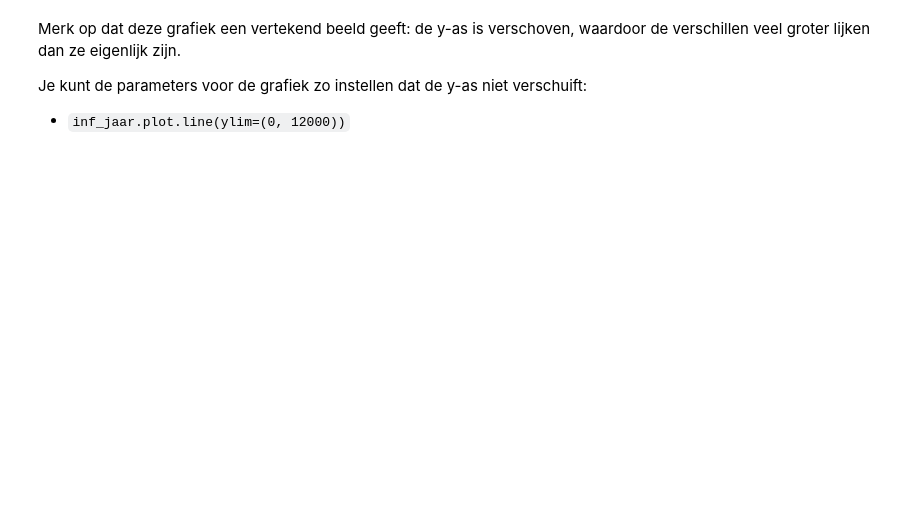
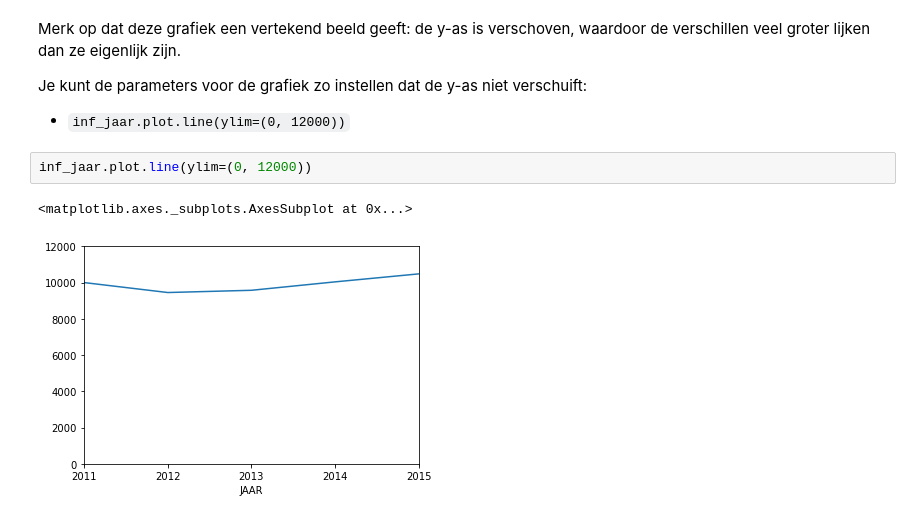
Before and after one commit to eelcodijkstra/workshop2017-juni, a Jupyter notebook: slides-visualisatie-1-Series.ipynb, the cells around one changed output. Drawn from its saved outputs; the diff is of its cells as text; blank space fills up the shorter version.

```diff
--- a/slides-visualisatie-1-Series.ipynb
+++ b/slides-visualisatie-1-Series.ipynb
@@ -108,3 +164,8 @@ Merk op dat deze grafiek een vertekend beeld geeft: de y-as is verschoven, waard
 Je kunt de parameters voor de grafiek zo instellen dat de y-as niet verschuift:
 
 * `inf_jaar.plot.line(ylim=(0, 12000))`
+# %%
+inf_jaar.plot.line(ylim=(0, 12000))
+# %% [output]
+<matplotlib.axes._subplots.AxesSubplot at 0x...>
+[figure, added]
```
Also changed, not shown: parts of 24 cells of this notebook.
